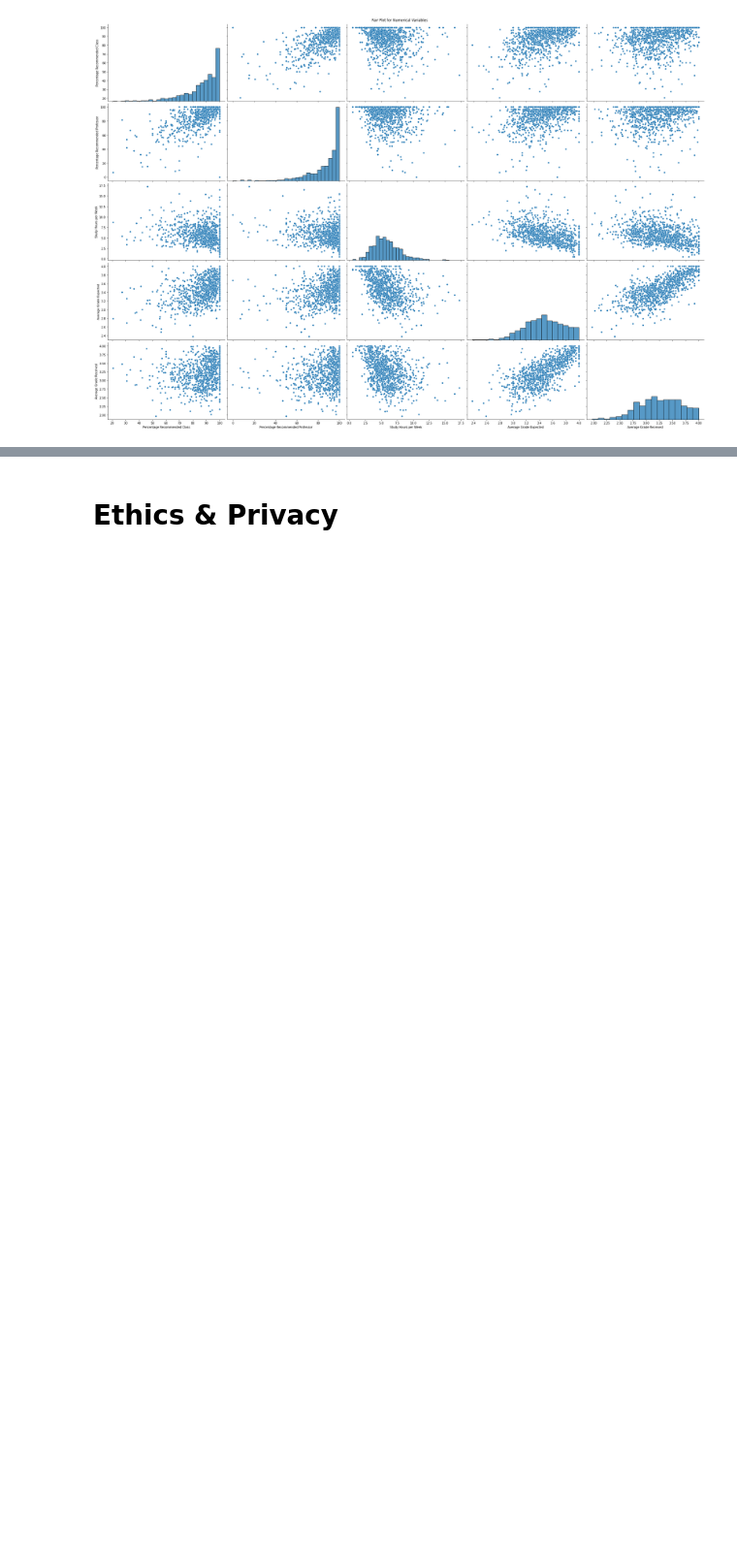
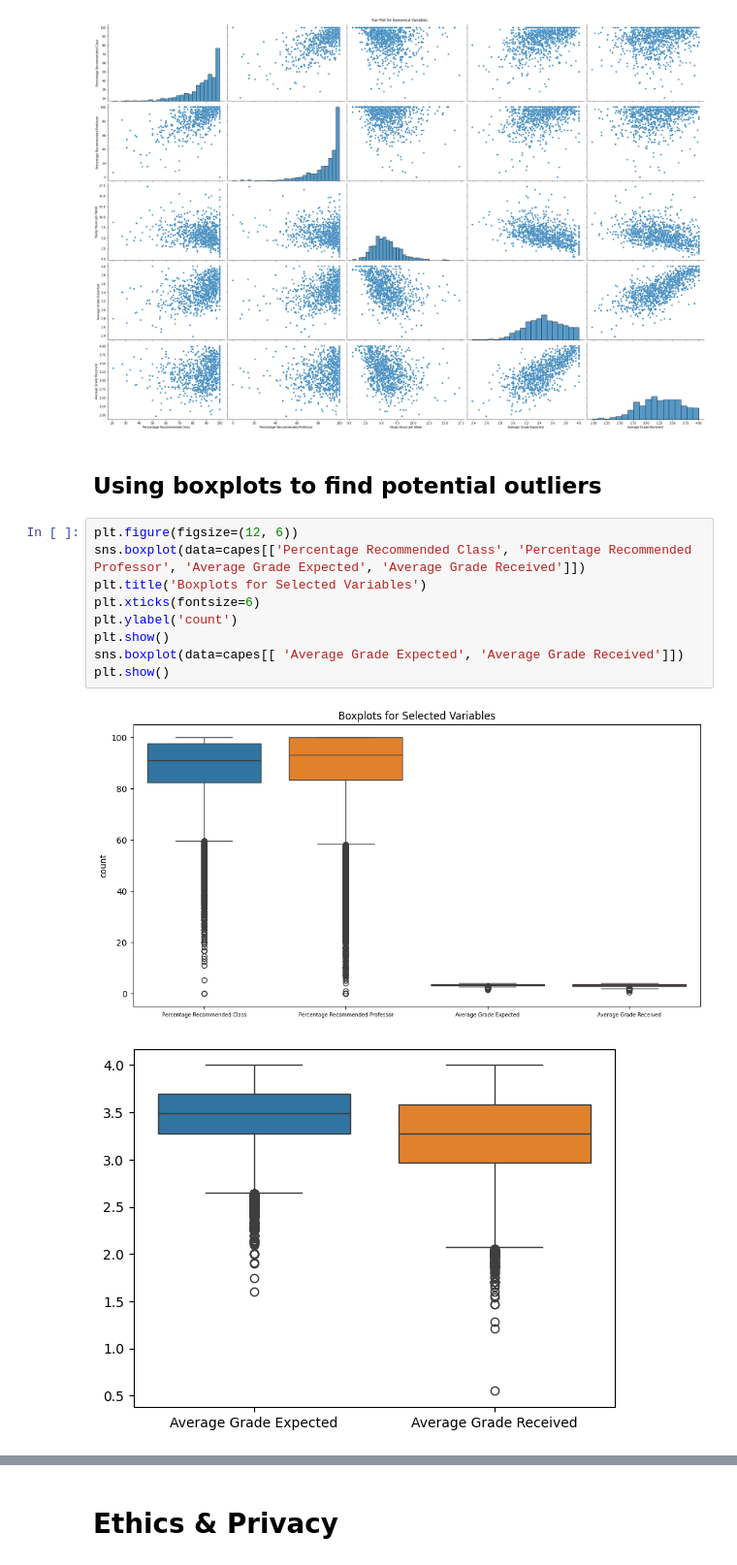
Before and after one commit to pallavisprabhu/UCSD-Capes-Analysis, a Jupyter notebook: EDACheckpoint_Group015_FA23 - initial (2).ipynb, the cells around one changed output, grey strips where cells are left out. Shown at 97% size. Saved outputs shown, nothing was run; the diff lists cells and outputs as text; blank space fills up the shorter version.

```diff
--- a/EDACheckpoint_Group015_FA23 - initial (2).ipynb
+++ b/EDACheckpoint_Group015_FA23 - initial (2).ipynb
@@ -449,3 +446,17 @@ plt.show()
 # %% [output]
 <Figure size 360x288 with 0 Axes>
 [figure]
+# %% [markdown]
+## Using boxplots to find potential outliers
+# %%
+plt.figure(figsize=(12, 6))
+sns.boxplot(data=capes[['Percentage Recommended Class', 'Percentage Recommended Professor', 'Average Grade Expected', 'Average Grade Received']])
+plt.title('Boxplots for Selected Variables')
+plt.xticks(fontsize=6)
+plt.ylabel('count')
+plt.show()
+sns.boxplot(data=capes[[ 'Average Grade Expected', 'Average Grade Received']])
+plt.show()
+# %% [output]
+[figure, added]
+[figure, added]
```
Also changed, not shown: parts of 14 cells of this notebook.
